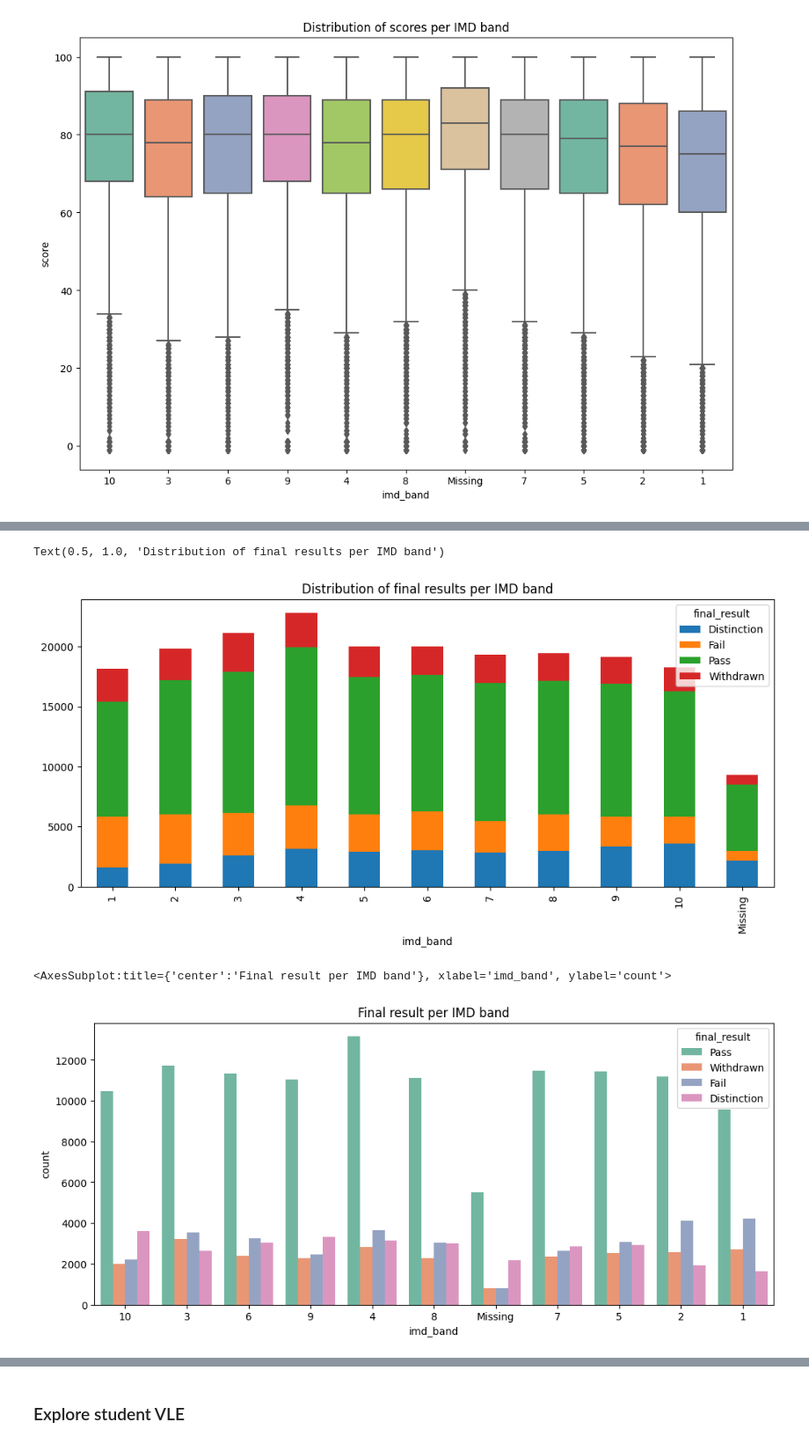
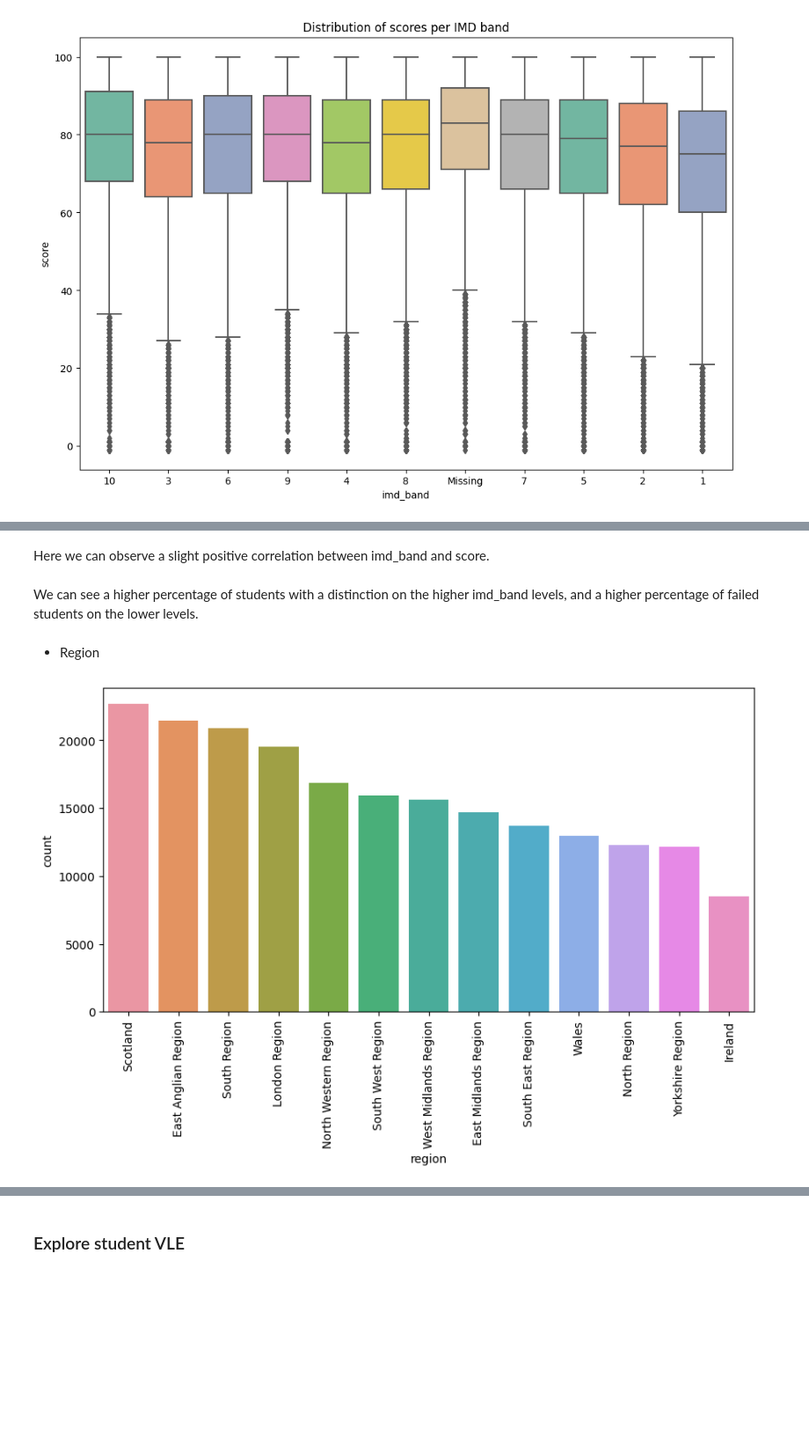
Before and after one commit to randmon/ucll_ti_data_and_ai_group_assignments, a Jupyter notebook: Assignment 2/assignment2.ipynb, the cells around one changed output, grey strips where cells are left out. Shown at 88% size. Cells and saved outputs as stored; diff of their text form; code cells hidden in the pictures; blank space fills up the shorter version.

```diff
--- a/Assignment 2/assignment2.ipynb
+++ b/Assignment 2/assignment2.ipynb
@@ -642,14 +634,20 @@ student_assessments_info.head()
+# %% [markdown]
+Here we can observe a slight positive correlation between imd_band and score.
 # %%
 final_results_per_imd = student_assessments_info.groupby(['imd_band', 'final_result']).size().unstack()
-ax = final_results_per_imd.plot.bar(stacked=True, figsize=(12, 5))
-plt.title("Distribution of final results per IMD band")
+
+# convert numbers to percentages
+final_results_per_imd = round(final_results_per_imd.div(final_results_per_imd.sum(axis=1), axis=0), 4) * 100
+fig = px.bar(final_results_per_imd, title="Final results per IMD band")
+fig.show()
-# %% [output]
-Text(0.5, 1.0, 'Distribution of final results per IMD band')
-[figure, removed]
-# %%
-fig, ax = plt.subplots(figsize=(12, 5))
-ax.set_title("Final result per IMD band")
-sns.countplot(data=student_assessments_info, x='imd_band', hue='final_result', ax=ax, palette="Set2")
-# %% [output]
-<AxesSubplot:title={'center':'Final result per IMD band'}, xlabel='imd_band', ylabel='count'>
-[figure, removed]
+# %% [markdown]
+We can see a higher percentage of students with a distinction on the higher imd_band levels, and a higher percentage of failed students on the lower levels.
+# %% [markdown]
+- Region
+# %%
+plt.figure(figsize=(10, 5))
+sns.countplot(x='region', data=student_assessments_info, order=student_assessments_info['region'].value_counts().index)
+plt.xticks(rotation=90)
+plt.show()
+# %% [output]
+[figure, added]
```
Also changed, not shown: parts of 4 cells of this notebook, 1 other file.
